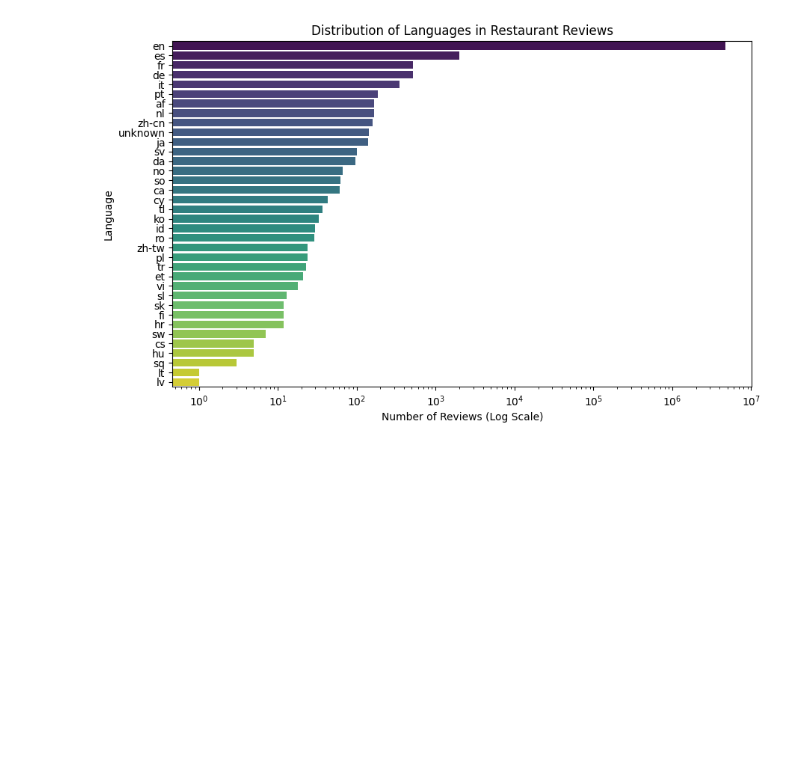
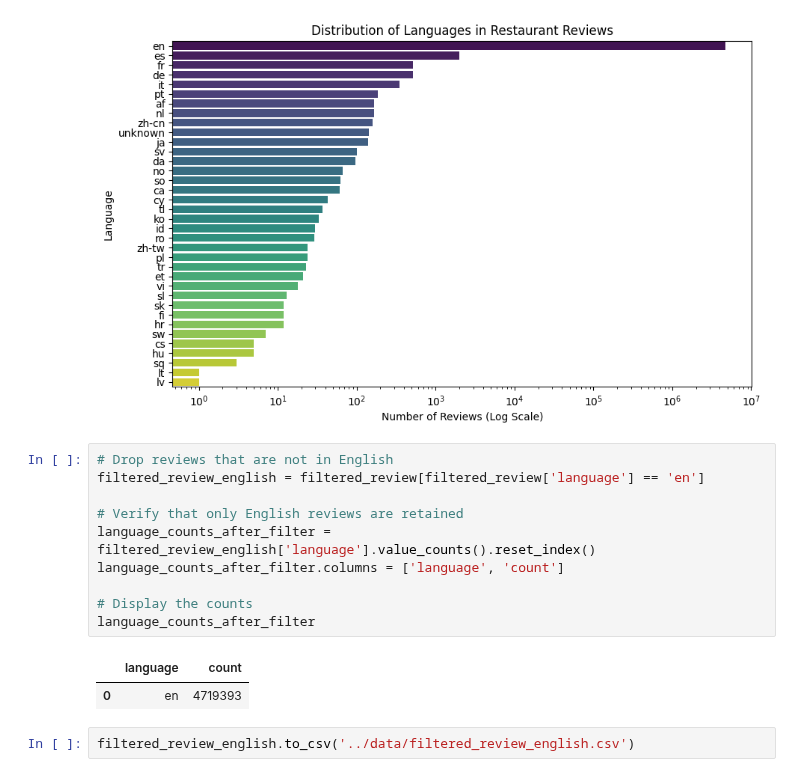
Before and after one commit to Dimasaur/scorecast, a Jupyter notebook: eda/victoria_review_eda.ipynb, the cells around one changed output. Cells and saved outputs as stored; diff of their text form; blank space fills up the shorter version.

```diff
--- a/eda/victoria_review_eda.ipynb
+++ b/eda/victoria_review_eda.ipynb
@@ -273,3 +355,18 @@ plt.title('Distribution of Languages in Restaurant Reviews')
 plt.show()
 # %% [output]
 [figure]
+# %%
+# Drop reviews that are not in English
+filtered_review_english = filtered_review[filtered_review['language'] == 'en']
+
+# Verify that only English reviews are retained
+language_counts_after_filter = filtered_review_english['language'].value_counts().reset_index()
+language_counts_after_filter.columns = ['language', 'count']
+
+# Display the counts
+language_counts_after_filter
+# %% [output]
+|  | language | count |
+| 0 | en | 4719393 |
+# %%
+filtered_review_english.to_csv('../data/filtered_review_english.csv')
```
Also changed, not shown: parts of 8 cells of this notebook, 1 other file.
